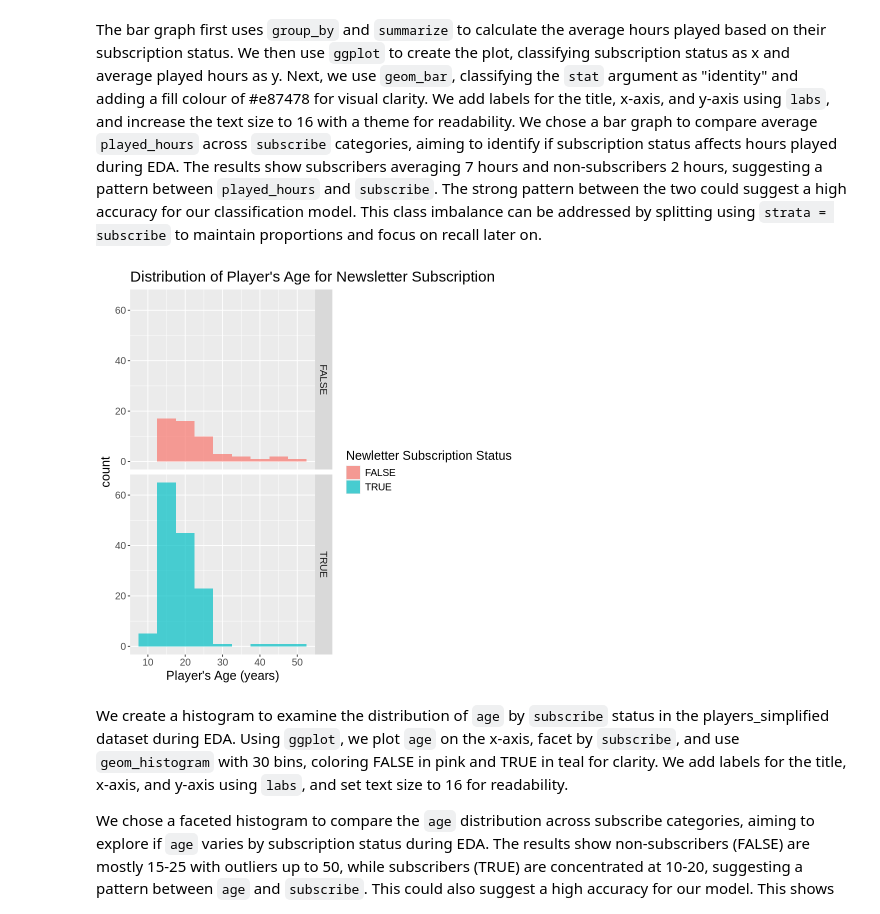
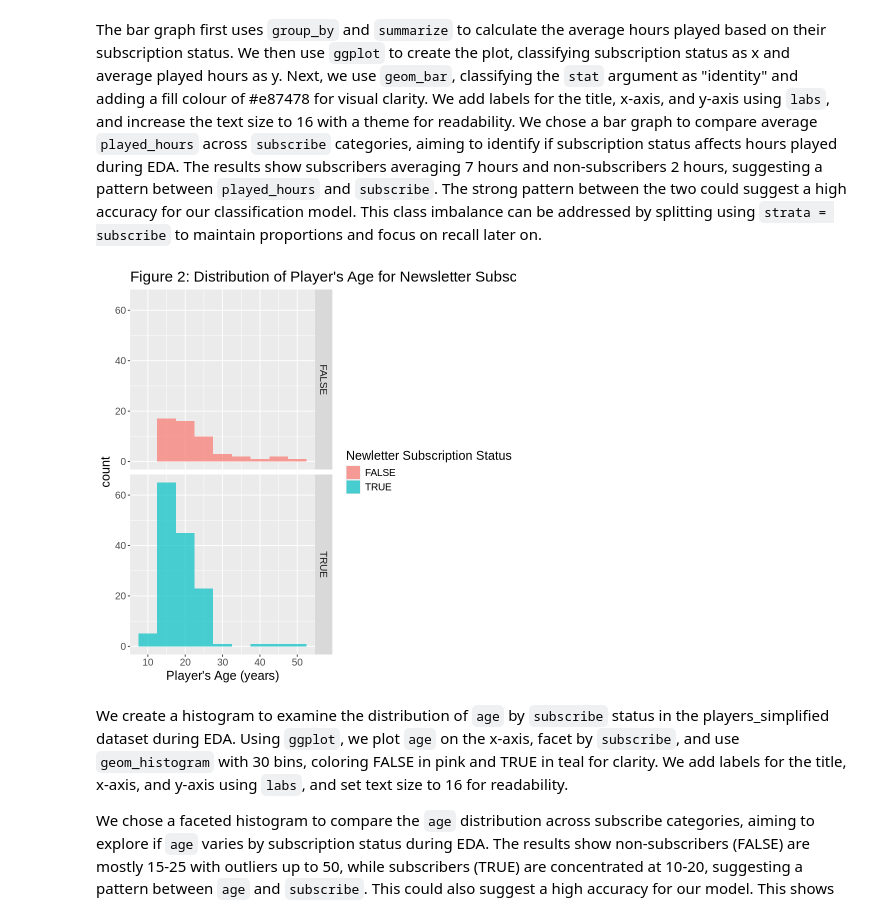
Before and after one commit to justin-pilson/dsci-100-project-2025w2-group-31, a Jupyter notebook: group-project-main-file.ipynb, the cells around one changed output. Cells and saved outputs as stored; diff of their text form; code cells hidden in the pictures.

```diff
--- a/group-project-main-file.ipynb
+++ b/group-project-main-file.ipynb
@@ -141,15 +141,15 @@ The bar graph first uses `group_by` and `summarize` to calculate the average hou
 # %%
 players_histogram <- players_simplified |>
     ggplot(aes(x = age, fill = subscribe)) +
     geom_histogram(binwidth = 5, position = "dodge", alpha = 0.7) +
     labs( x = "Player's Age (years)", fill = "Newletter Subscription Status",
-         title = "Distribution of Player's Age for Newsletter Subscription") +
+         title = "Figure 2: Distribution of Player's Age for Newsletter Subscription") +
     facet_grid(rows = vars(subscribe)) +
     theme(text = element_text(size = 15))
 
 players_histogram
 # %% [output]
-[figure, old version]
+[figure, new version]
 # %% [markdown]
 We create a histogram to examine the distribution of `age` by `subscribe` status in the players_simplified dataset during EDA. Using `ggplot`, we plot `age` on the x-axis, facet by `subscribe`, and use `geom_histogram` with 30 bins, coloring FALSE in pink and TRUE in teal for clarity. We add labels for the title, x-axis, and y-axis using `labs`, and set text size to 16 for readability.
 
```
Also changed, not shown: parts of 3 cells of this notebook.
